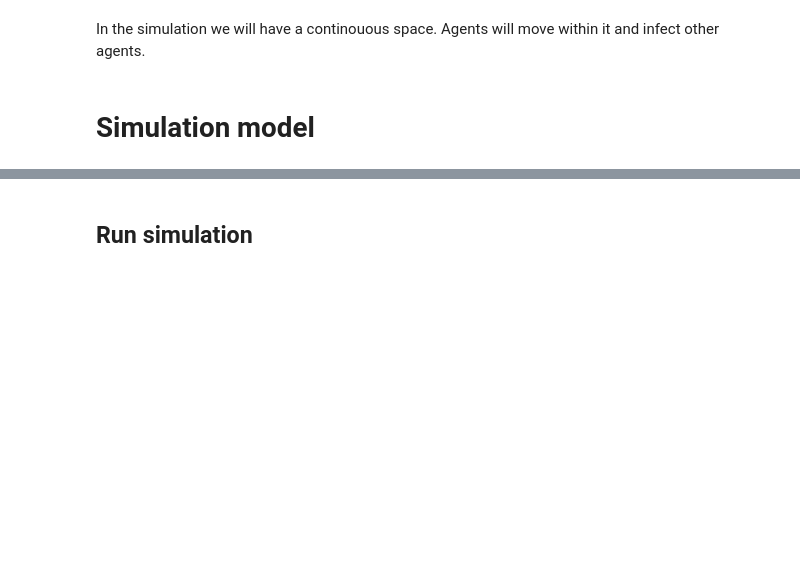
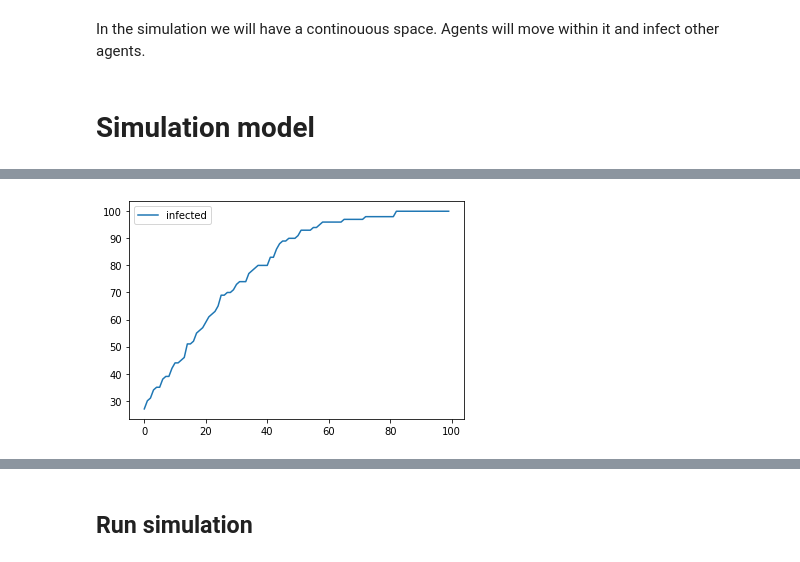
Before and after one commit to kaskadz/mesalab, a Jupyter notebook: MesaTutorial.ipynb, the cells around one changed output, grey strips where cells are left out. Saved outputs shown, nothing was run; the diff lists cells and outputs as text; code cells hidden in the pictures; blank space fills up the shorter version.

```diff
--- a/MesaTutorial.ipynb
+++ b/MesaTutorial.ipynb
@@ -169,21 +187,19 @@ class EpidemicModel(Model):
             a = EpidemicAgent(i, self, state=State.INFECTED if is_sick else State.UNAFFECTED)
             self.schedule.add(a)
 
-            # TODO: Add agent to a random place on the grid
-            # TIP: self.random contains initialized random object
-            # TIP: grid has width and height attributes
+            x = self.random.uniform(0, self.grid.width)
+            y = self.random.uniform(0, self.grid.height)
+
+            # TODO 3: Add agent to randomly selected place on the grid
             # TIP: grid has place_agent method
 
             # DONE:
-            # Add the agent to a random grid cell
-            x = self.random.uniform(0, self.grid.width)
-            y = self.random.uniform(0, self.grid.height)
             self.grid.place_agent(a, (x, y))
 
         self.datacollector = DataCollector(
             model_reporters = {
                 'alive': compute_alive,
-                'sick': compute_sick,
+                'infected': compute_sick,
                 'dead': compute_dead,
                 'recovered': compute_recovered
             },
@@ -200,0 +219,11 @@ class EpidemicModel(Model):
+# %%
+params = {
+    'N': 100,
+    'initial_infection_p': 0.2,
+    'infection_p': 0.4,
+    'infection_r': 30,
+    'infection_time_min': 20,
+    'infection_end_p': 0.8,
+    'death_p': 0.5,
+    'initial_speed': 10
+}
@@ -205,6 +236,6 @@ for _ in tqdm(range(100)):
 # %%
 # DONE
-model = EpidemicModel(N=100, initial_infection_p=0.1)
+model = EpidemicModel(**params)
 for _ in tqdm(range(100)):
     model.step()
 # %% [output]
@@ -212,2 +245,3 @@ for _ in tqdm(range(100)):
 # %%
-df = model.datacollector.get_model_vars_dataframe()
+m_df = model.datacollector.get_model_vars_dataframe()
+m_df
@@ -213,0 +262,4 @@ df = model.datacollector.get_model_vars_dataframe()
+# %%
+_ = m_df.plot.line(y='infected')
+# %% [output]
+[figure, added]
```
Also changed, not shown: parts of 16 cells of this notebook.
